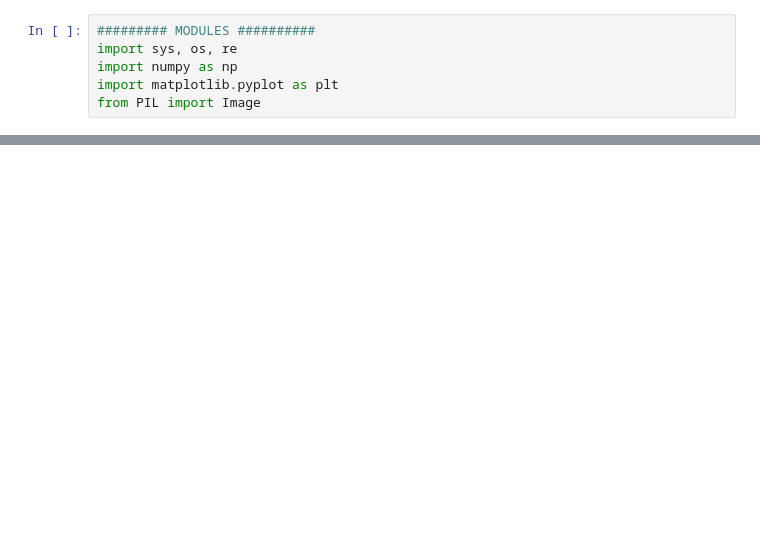
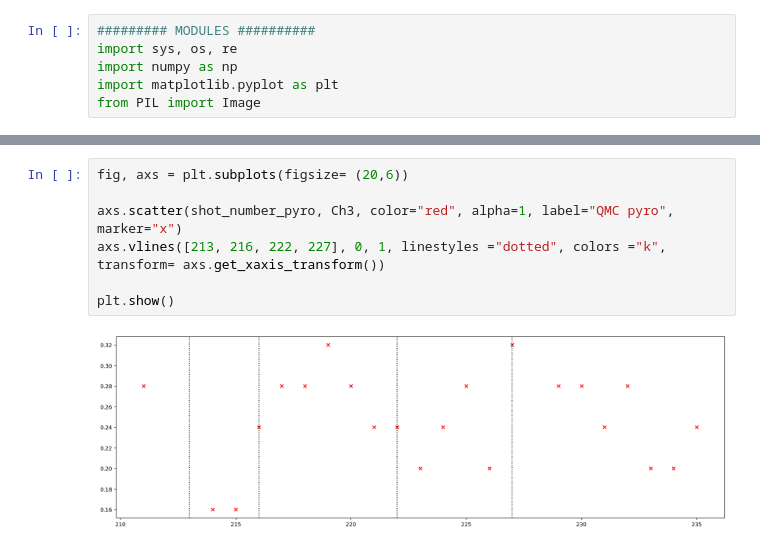
Before and after one commit to Jammi-Dodgers/celia_analysis, a Jupyter notebook: CELIA_ANALYSIS.ipynb, the cells around one changed output, grey strips where cells are left out. Drawn from its saved outputs; the diff is of its cells as text; blank space fills up the shorter version.

```diff
--- a/CELIA_ANALYSIS.ipynb
+++ b/CELIA_ANALYSIS.ipynb
@@ -520,0 +192,9 @@ plt.legend()
+# %%
+fig, axs = plt.subplots(figsize= (20,6))
+
+axs.scatter(shot_number_pyro, Ch3, color="red", alpha=1, label="QMC pyro", marker="x")
+axs.vlines([213, 216, 222, 227], 0, 1, linestyles ="dotted", colors ="k", transform= axs.get_xaxis_transform())
+
+plt.show()
+# %% [output]
+[figure, added]
```
Also changed, not shown: parts of 40 cells of this notebook, 1 other file.
